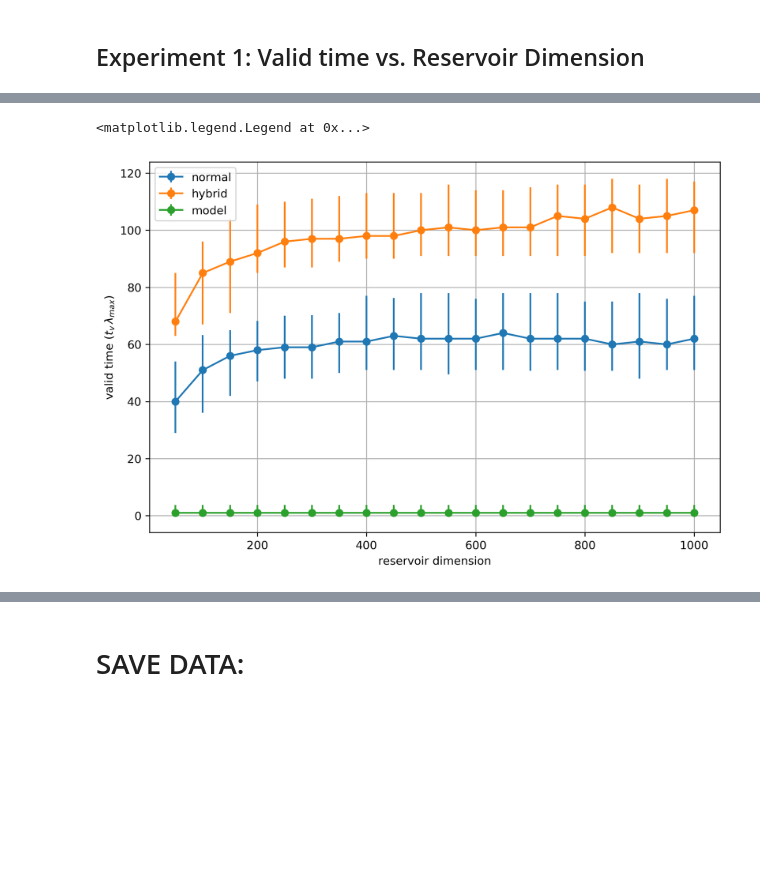
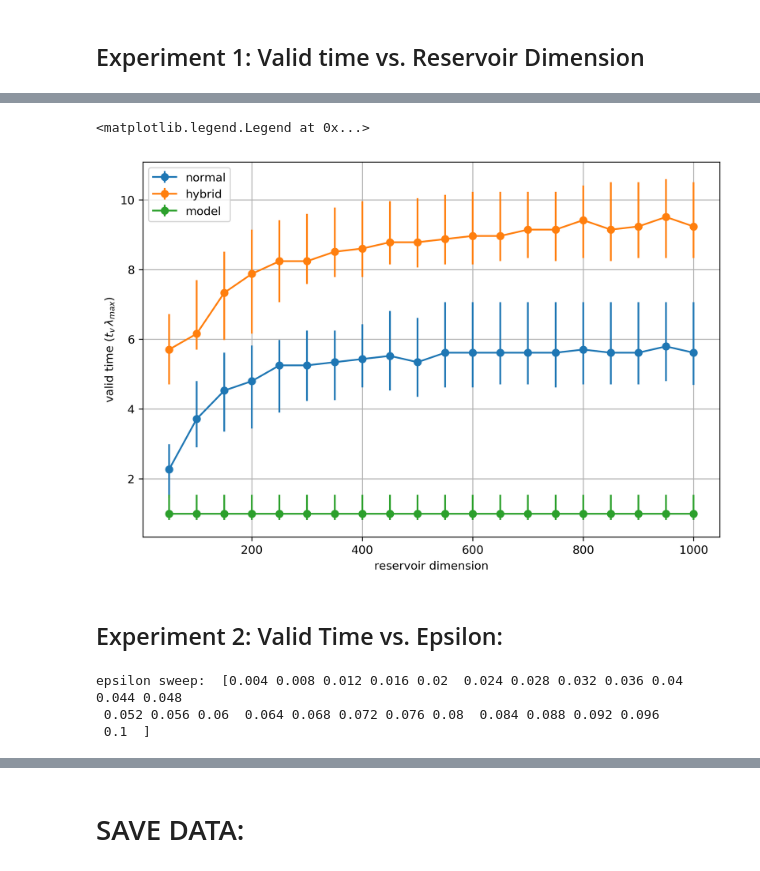
Before and after one commit to DuncDennis/rescomp, a Jupyter notebook: bin/Hybrid_RC_reproducing_plots_of_Pathek_2018.ipynb, the cells around one changed output, grey strips where cells are left out. Drawn from its saved outputs; the diff is of its cells as text; code cells hidden in the pictures; blank space fills up the shorter version.

```diff
--- a/bin/Hybrid_RC_reproducing_plots_of_Pathek_2018.ipynb
+++ b/bin/Hybrid_RC_reproducing_plots_of_Pathek_2018.ipynb
@@ -262,0 +267,11 @@ upper_error_model = third_quantile_model - median_array_model
+# %%
+# LOAD data:
+pre_path = r"C:\Users\Dennis\Documents\FILES&INFO\WISSEN\STUDIUM\Master LMU\Masterthesis\Simulations/"
+if save_results:
+    results_model_array = np.load(pre_path + r"results_model_array.npy")
+    results_hybrid_array = np.load(pre_path + r"results_hybrid_array.npy")
+    results_normal_array = np.load(pre_path + r"results_normal_array.npy")
+
+valid_times_results_normal = np.load(pre_path + r"valid_times_results_normal.npy")
+valid_times_results_hybrid = np.load(pre_path + r"valid_times_results_hybrid.npy")
+valid_times_results_model = np.load(pre_path + r"valid_times_results_model.npy")
@@ -263,24 +311,42 @@ upper_error_model = third_quantile_model - median_array_model
 # %%
 valid_times_dict = {}
 valid_times_dict["normal"] = valid_times_results_normal
 valid_times_dict["hybrid"] = valid_times_results_hybrid
+valid_times_dict["model"] = valid_times_results_model
 
 fig = plt.figure(figsize=(9, 6), dpi=300)
 ax = fig.add_subplot(1, 1, 1)
 
 scale = dt*0.9056
 
 for key, val in valid_times_dict.items():
-    median_list = np.median(val, axis = (-1, -2))
-    fist_quartile_list = np.quantile(val, 0.25, axis= (-1, -2))
-    third_quartile_list = np.quantile(val, 0.75, axis= (-1, -2))
+    if len(val.shape) == 3:
+        axis = (-1, -2)
+    elif len(val.shape) == 2:
+        axis = -1
+
+    median_list = np.median(val, axis = axis)*scale
+    fist_quartile_list = np.quantile(val, 0.25, axis= axis)*scale
+    third_quartile_list = np.quantile(val, 0.75, axis= axis)*scale
     ax.errorbar(n_dims, median_list, yerr=[median_list - fist_quartile_list, third_quartile_list - median_list], fmt='-o', label = key)
 
 ax.set_xlabel("reservoir dimension")
 ax.set_ylabel("valid time $(t_v\, \lambda_{max})$")
-ax.errorbar(n_dims, median_array_model, yerr=[lower_error_model, upper_error_model], fmt='-o', label = "model")
+# ax.errorbar(n_dims, median_array_model, yerr=[lower_error_model, upper_error_model], fmt='-o', label = "model")
 plt.grid()
 plt.legend()
 # %% [output]
 <matplotlib.legend.Legend at 0x...>
-[figure, old version]
+[figure, new version]
+# %% [markdown]
+## Experiment 2: Valid Time vs. Epsilon:
+# %%
+# Experiment parameters:
+n_dim = 50
+eps_list = np.linspace(0.004, 0.1, 25)
+# eps_list = eps_list[-2:]
+print("epsilon sweep: ", eps_list)
+# %% [output]
+epsilon sweep:  [0.004 0.008 0.012 0.016 0.02  0.024 0.028 0.032 0.036 0.04  0.044 0.048
+ 0.052 0.056 0.06  0.064 0.068 0.072 0.076 0.08  0.084 0.088 0.092 0.096
+ 0.1  ]
```
Also changed, not shown: parts of 20 cells of this notebook, 1 other file.
